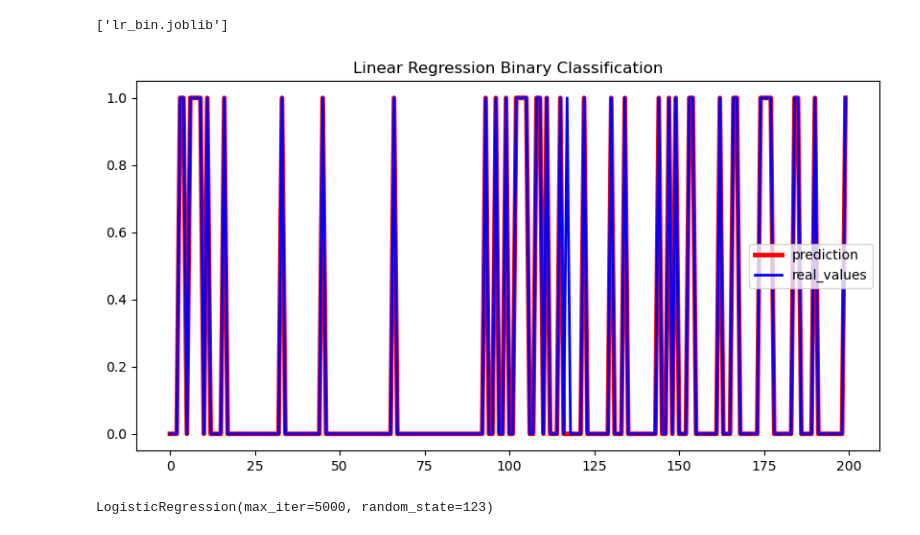
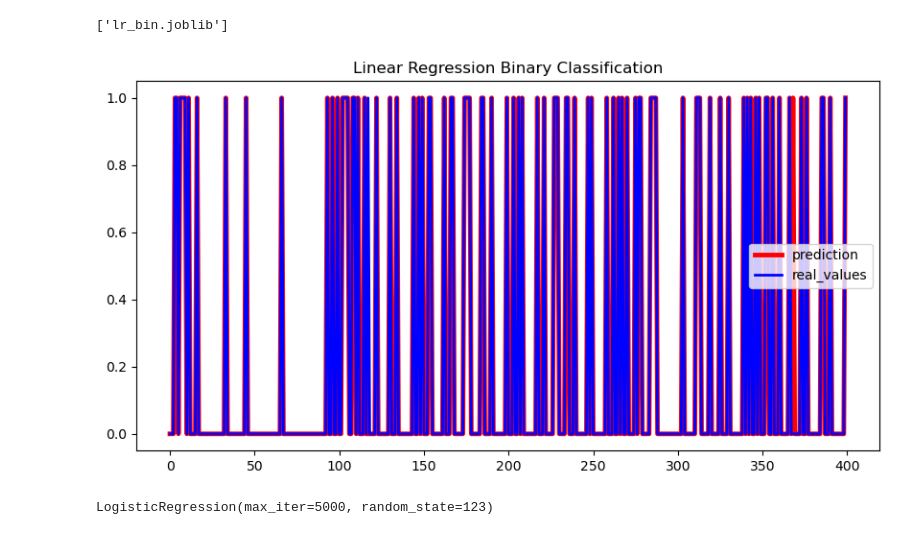
Before and after one commit to Revan-droid/demo1, a Jupyter notebook: ML_models/models.ipynb, the cells around one changed output. Cells and saved outputs as stored; diff of their text form; code cells hidden in the pictures.

```diff
--- a/ML_models/models.ipynb
+++ b/ML_models/models.ipynb
@@ -319,14 +319,14 @@ lr_bin_df = pd.DataFrame({'Actual': y_test, 'Predicted': y_pred})
 lr_bin_df.to_csv('dataofreal&predicted/lr_real_pred_bin.csv')
 # %%
 plt.figure(figsize=(10,5))
-plt.plot(y_pred[:200], label="prediction", linewidth=3.5,color='red')
-plt.plot(y_test[:200].values, label="real_values", linewidth=2.0,color='blue')
+plt.plot(y_pred[:400], label="prediction", linewidth=3.5,color='red')
+plt.plot(y_test[:400].values, label="real_values", linewidth=2.0,color='blue')
 plt.legend(loc="best")
 plt.title("Linear Regression Binary Classification")
 plt.savefig('../apple/static/images/lr_real_pred_bin.png')
 plt.show()
 # %% [output]
-[figure, old version]
+[figure, new version]
 # %%
 logr_bin = LogisticRegression(random_state=123, max_iter=5000)
 logr_bin
```
Also changed, not shown: 2 other files.
